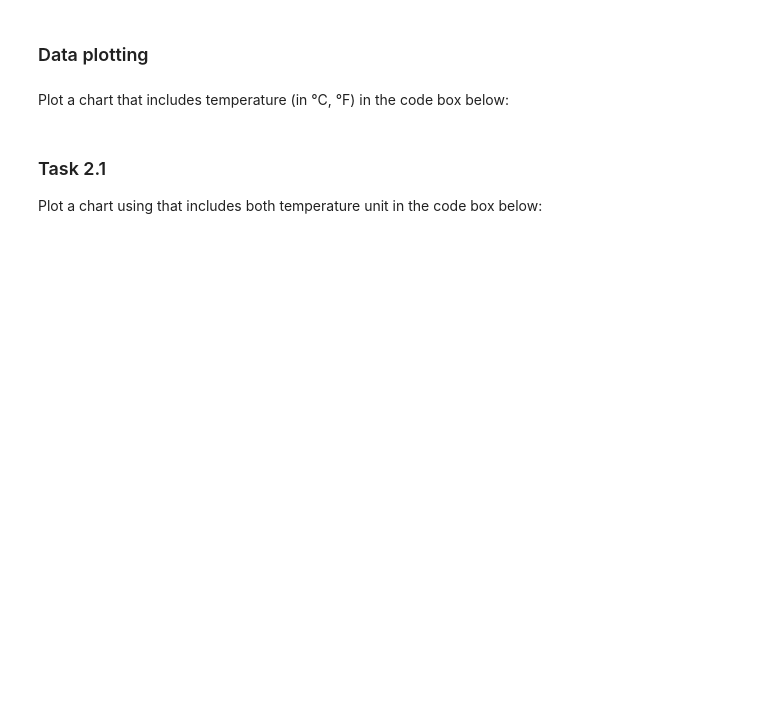
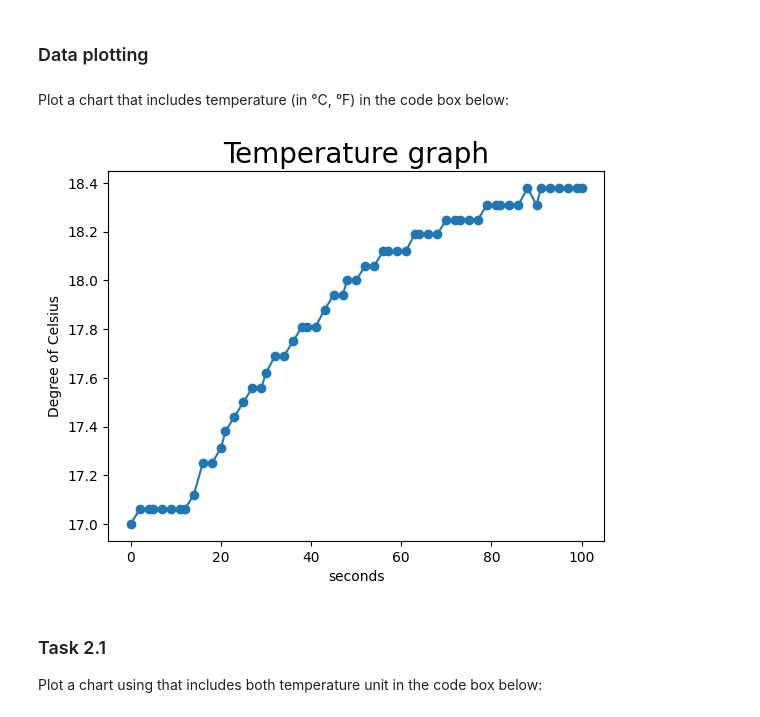
Before and after one commit to rd908213/ME-597-IIoT, a Jupyter notebook: lab/lab1/L1_Colab2.ipynb, the cells around one changed output. Saved outputs shown, nothing was run; the diff lists cells and outputs as text; code cells hidden in the pictures; blank space fills up the shorter version.

```diff
--- a/lab/lab1/L1_Colab2.ipynb
+++ b/lab/lab1/L1_Colab2.ipynb
@@ -30,5 +30,5 @@ uploaded = files.upload()
 #Write the file name from the output above, inside the ' ' within the brackets.
 #It will sub where it reads 'yourfilename.csv'
 #If you want to check the uploaded file, click Files on the left-hand side menu
-df = pd.read_csv(io.BytesIO(uploaded['yourfilename.csv']))
+df = pd.read_csv("./data/L1_temp_log.csv")
 df
@@ -39,24 +57,26 @@ Plot a chart that includes temperature (in &deg;C, &deg;F) in the code box below
 # %%
 df['time'] = pd.to_datetime(df["Timestamp"])
 time = df['time'].dt.hour*3600 + df['time'].dt.minute*60 + df['time'].dt.second
 t1 = time - time[0]
-temperature = df['Temperature']
+temperatureC = df['Temperature (°C)']
 
 #Code section of the random number generator with plotting
 fig = plt.figure() # Creates a new figure
 
 ax = fig.add_subplot(111) # add a subplot to the new figure, 111 means "1x1 grid, first subplot"
 #fig.subplots_adjust(top=0.80) # adjust the placing of subplot, adjust top, bottom, left and right spacing
 ax.set_title('Temperature graph',fontsize= 20) # title of plot
 
 ax.set_xlabel('seconds',fontsize = 10) #xlabel
 ax.set_ylabel('Degree of Celsius', fontsize = 10) #ylabel
 
 
-ax.plot(t1,temperature,'-o') #plotting the data with marker '-o'
+ax.plot(t1,temperatureC,'-o') #plotting the data with marker '-o'
 #ax.axis([0, 10, 0, 10]) #specifying plot axes lengths
 plt.show()
                       # prints the graph
+# %% [output]
+[figure, added]
 # %% [markdown]
 ### Task 2.1
 
```
Also changed, not shown: parts of 12 cells of this notebook, 19 other files.
